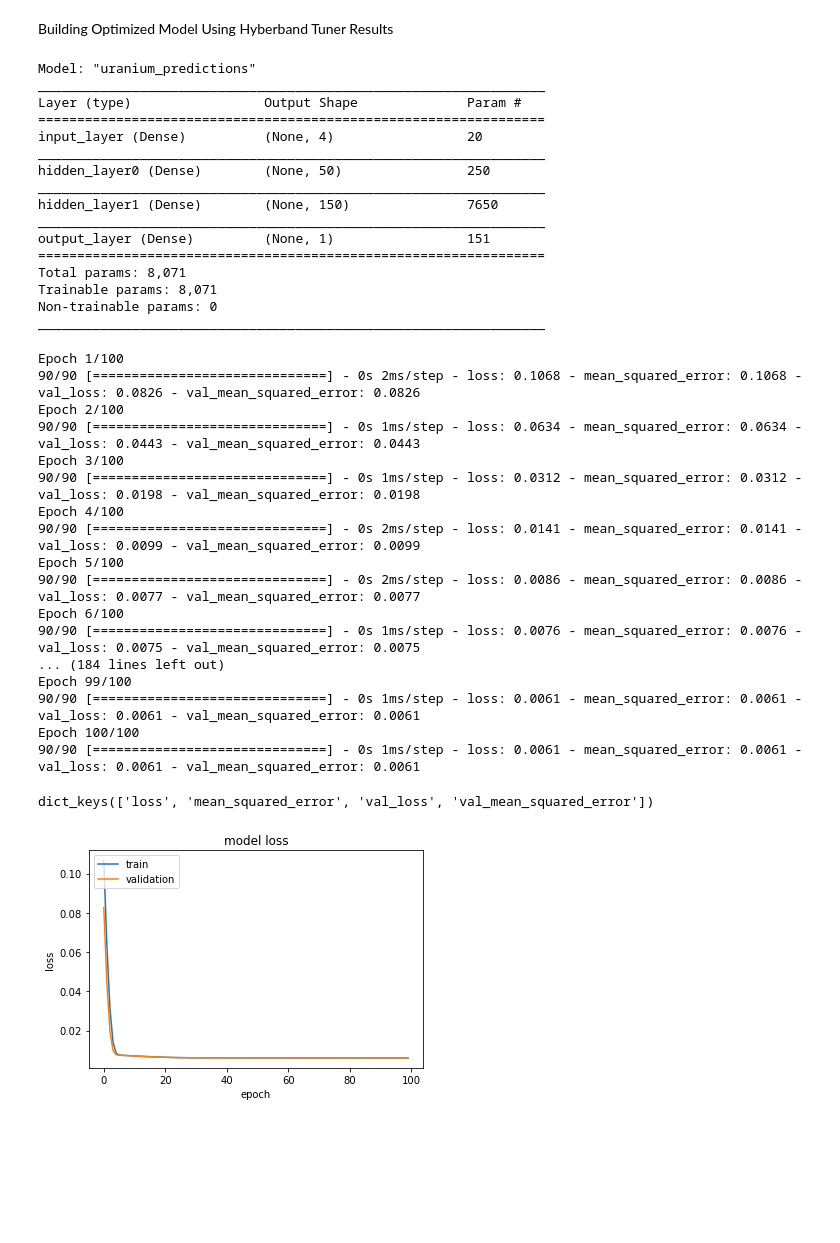
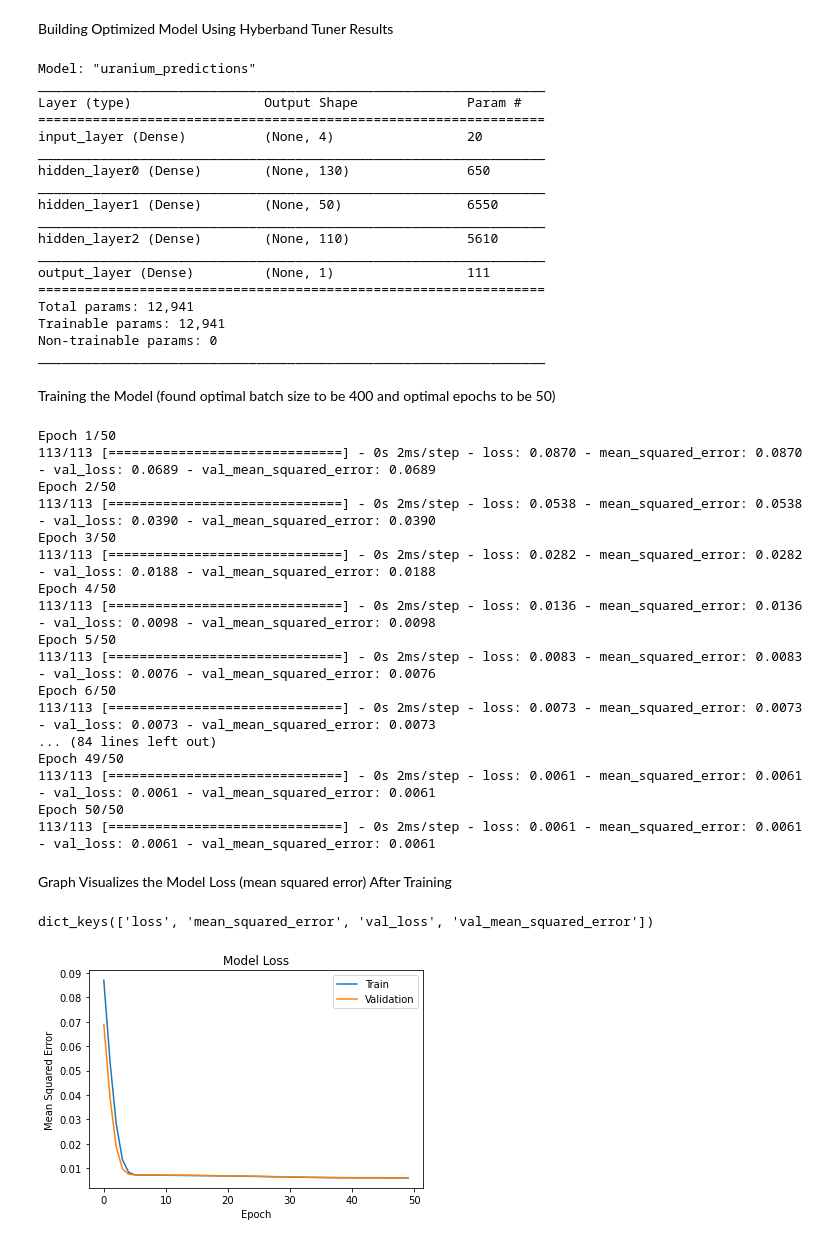
Before and after one commit to malbert131/FRI_Group_4_Project, a Jupyter notebook: main.ipynb, the cells around one changed output. Cells and saved outputs as stored; diff of their text form; code cells hidden in the pictures; blank space fills up the shorter version.

```diff
--- a/main.ipynb
+++ b/main.ipynb
@@ -1232,7 +1172,7 @@ Building Optimized Model Using Hyberband Tuner Results
 # %%
 optimized_model = build_model(tuner.get_best_hyperparameters()[0])
 
-optimized_model.build(input_shape=(None, 3))
+optimized_model.build(input_shape=(None, 4))
 optimized_model.summary()
 # %% [output]
 Model: "uranium_predictions"
@@ -1241,46 +1181,52 @@ Layer (type)                 Output Shape              Param #
 =================================================================
 input_layer (Dense)          (None, 4)                 20
 _________________________________________________________________
-hidden_layer0 (Dense)        (None, 50)                250
+hidden_layer0 (Dense)        (None, 130)               650
 _________________________________________________________________
-hidden_layer1 (Dense)        (None, 150)               7650
+hidden_layer1 (Dense)        (None, 50)                6550
 _________________________________________________________________
-output_layer (Dense)         (None, 1)                 151
+hidden_layer2 (Dense)        (None, 110)               5610
+_________________________________________________________________
+output_layer (Dense)         (None, 1)                 111
 =================================================================
-Total params: 8,071
-Trainable params: 8,071
+Total params: 12,941
+Trainable params: 12,941
 Non-trainable params: 0
 _________________________________________________________________
+# %% [markdown]
+Training the Model (found optimal batch size to be 400 and optimal epochs to be 50)
 # %%
-history = optimized_model.fit(x_train_normalized, y_train_normalized, batch_size=500, epochs=100, validation_split=0.2, shuffle=True)
+# history = optimized_model.fit(x_train_normalized, y_train_normalized, batch_size=400, epochs=50, validation_split=0.2, shuffle=True)
 # %% [output]
-Epoch 1/100
-90/90 [==============================] - 0s 2ms/step - loss: 0.1068 - mean_squared_error: 0.1068 - val_loss: 0.0826 - val_mean_squared_error: 0.0826
-Epoch 2/100
-90/90 [==============================] - 0s 1ms/step - loss: 0.0634 - mean_squared_error: 0.0634 - val_loss: 0.0443 - val_mean_squared_error: 0.0443
-Epoch 3/100
-90/90 [==============================] - 0s 1ms/step - loss: 0.0312 - mean_squared_error: 0.0312 - val_loss: 0.0198 - val_mean_squared_error: 0.0198
-Epoch 4/100
-90/90 [==============================] - 0s 2ms/step - loss: 0.0141 - mean_squared_error: 0.0141 - val_loss: 0.0099 - val_mean_squared_error: 0.0099
-Epoch 5/100
-90/90 [==============================] - 0s 2ms/step - loss: 0.0086 - mean_squared_error: 0.0086 - val_loss: 0.0077 - val_mean_squared_error: 0.0077
-Epoch 6/100
-90/90 [==============================] - 0s 1ms/step - loss: 0.0076 - mean_squared_error: 0.0076 - val_loss: 0.0075 - val_mean_squared_error: 0.0075
-... (184 lines left out)
-Epoch 99/100
-90/90 [==============================] - 0s 1ms/step - loss: 0.0061 - mean_squared_error: 0.0061 - val_loss: 0.0061 - val_mean_squared_error: 0.0061
-Epoch 100/100
-90/90 [==============================] - 0s 1ms/step - loss: 0.0061 - mean_squared_error: 0.0061 - val_loss: 0.0061 - val_mean_squared_error: 0.0061
+Epoch 1/50
+113/113 [==============================] - 0s 2ms/step - loss: 0.0870 - mean_squared_error: 0.0870 - val_loss: 0.0689 - val_mean_squared_error: 0.0689
+Epoch 2/50
+113/113 [==============================] - 0s 2ms/step - loss: 0.0538 - mean_squared_error: 0.0538 - val_loss: 0.0390 - val_mean_squared_error: 0.0390
+Epoch 3/50
+113/113 [==============================] - 0s 2ms/step - loss: 0.0282 - mean_squared_error: 0.0282 - val_loss: 0.0188 - val_mean_squared_error: 0.0188
+Epoch 4/50
+113/113 [==============================] - 0s 2ms/step - loss: 0.0136 - mean_squared_error: 0.0136 - val_loss: 0.0098 - val_mean_squared_error: 0.0098
+Epoch 5/50
+113/113 [==============================] - 0s 2ms/step - loss: 0.0083 - mean_squared_error: 0.0083 - val_loss: 0.0076 - val_mean_squared_error: 0.0076
+Epoch 6/50
+113/113 [==============================] - 0s 2ms/step - loss: 0.0073 - mean_squared_error: 0.0073 - val_loss: 0.0073 - val_mean_squared_error: 0.0073
+... (84 lines left out)
+Epoch 49/50
+113/113 [==============================] - 0s 2ms/step - loss: 0.0061 - mean_squared_error: 0.0061 - val_loss: 0.0061 - val_mean_squared_error: 0.0061
+Epoch 50/50
+113/113 [==============================] - 0s 2ms/step - loss: 0.0061 - mean_squared_error: 0.0061 - val_loss: 0.0061 - val_mean_squared_error: 0.0061
+# %% [markdown]
+Graph Visualizes the Model Loss (mean squared error) After Training
 # %%
 print(history.history.keys())
-# "Loss"
-plt.plot(history.history['loss'])
-plt.plot(history.history['val_loss'])
-plt.title('model loss')
-plt.ylabel('loss')
-plt.xlabel('epoch')
-plt.legend(['train', 'validation'], loc='upper left')
+# Loss Function used is Mean Squared Error
+plt.plot(history.history['mean_squared_error'])
+plt.plot(history.history['val_mean_squared_error'])
+plt.title('Model Loss')
+plt.ylabel('Mean Squared Error')
+plt.xlabel('Epoch')
+plt.legend(['Train', 'Validation'], loc='upper right')
 plt.show()
 # %% [output]
 dict_keys(['loss', 'mean_squared_error', 'val_loss', 'val_mean_squared_error'])
-[figure, old version]
+[figure, new version]
```
Also changed, not shown: parts of 46 cells of this notebook.
